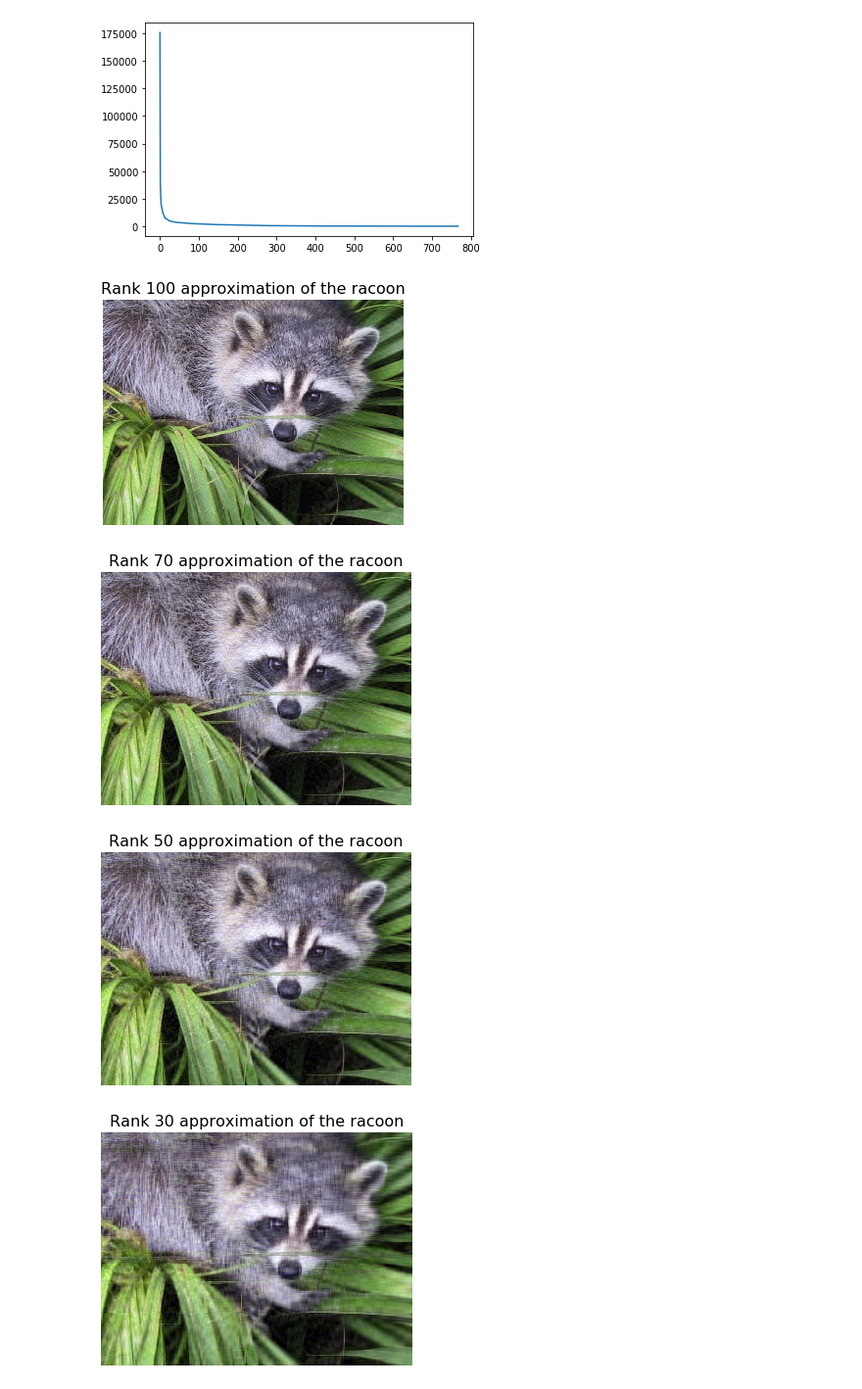
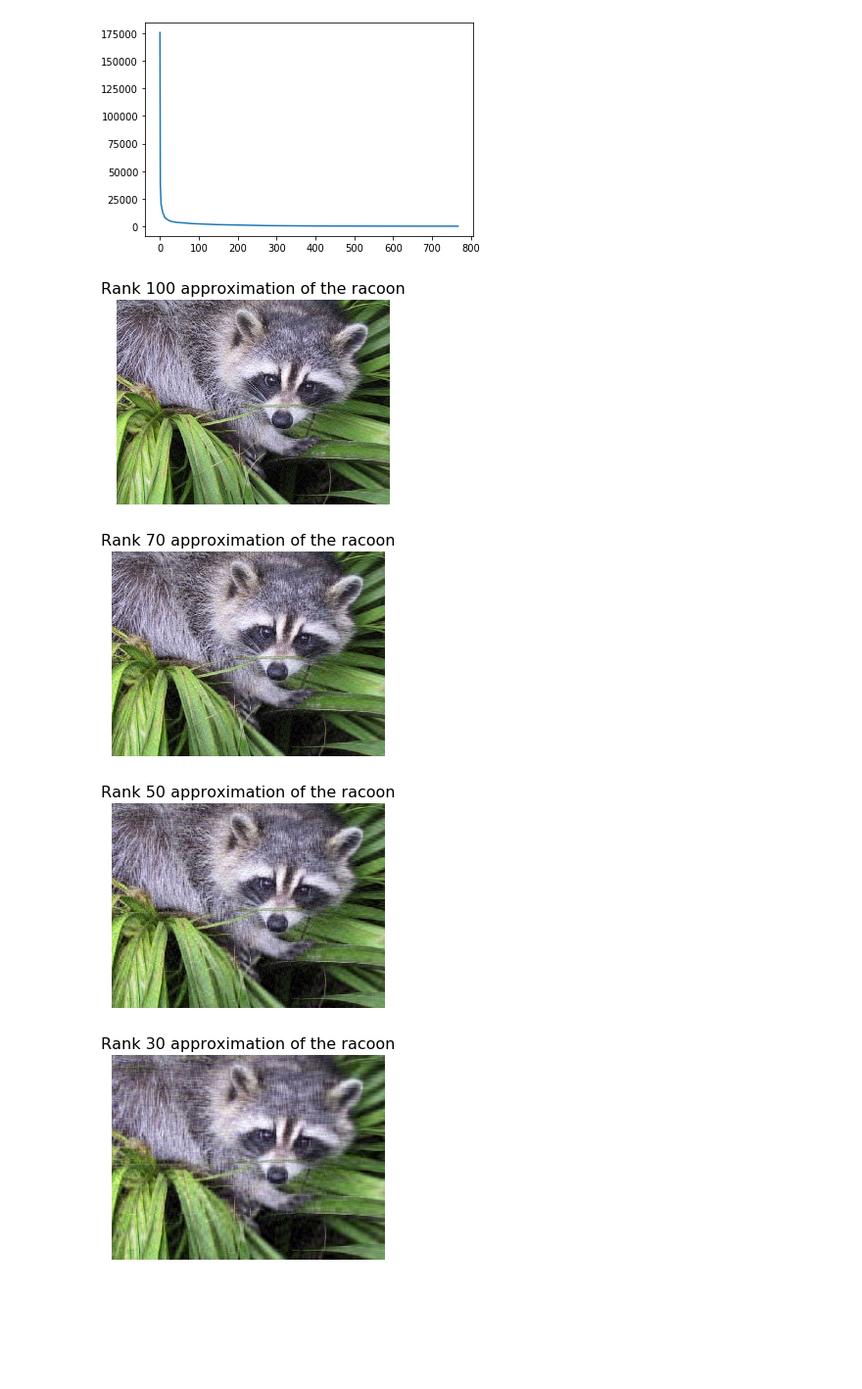
Before and after one commit to Na1an/2020_BigData_BAI_HAO, a Jupyter notebook: Notebooks/notebook2_numpy.ipynb, the cells around one changed output. Shown at 98% size. Saved outputs shown, nothing was run; the diff lists cells and outputs as text; code cells hidden in the pictures; blank space fills up the shorter version.

```diff
--- a/Notebooks/notebook2_numpy.ipynb
+++ b/Notebooks/notebook2_numpy.ipynb
@@ -744,16 +782,16 @@ plt.plot(S, label='Spectrum of the racoon')
 # %%
 ranks = [100, 70, 50, 30, 10, 5]
 n_ranks = len(ranks)
 for i, r in enumerate(ranks):
     X_r = compute_approx(X, r)
     # plt.subplot(n_ranks, 1, i + 1)
     plt.figure(figsize=(5, 5))
     plt.imshow(X_r)
     _ = plt.axis('off')
     plt.title('Rank %d approximation of the racoon' % r, fontsize=16)
-    plt.tight_layout()
+    #plt.tight_layout()
 # %% [output]
-[figure, old version]
+[figure, new version]
-[figure, old version]
+[figure, new version]
-[figure, old version]
+[figure, new version]
-[figure, old version]
+[figure, new version]
```
Also changed, not shown: parts of 9 cells of this notebook, 17 other files.
